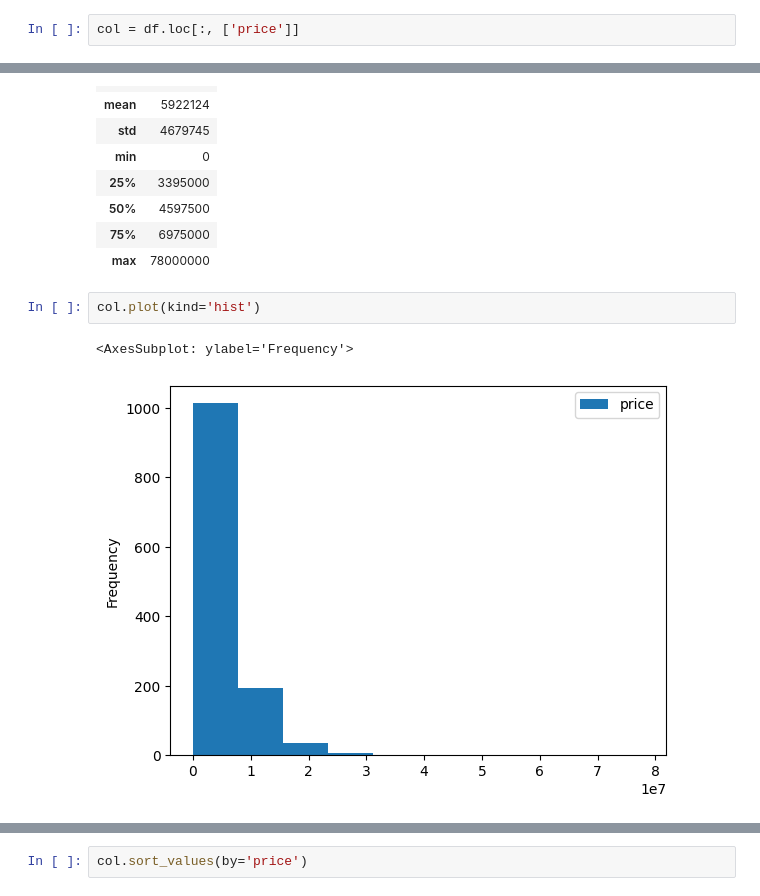
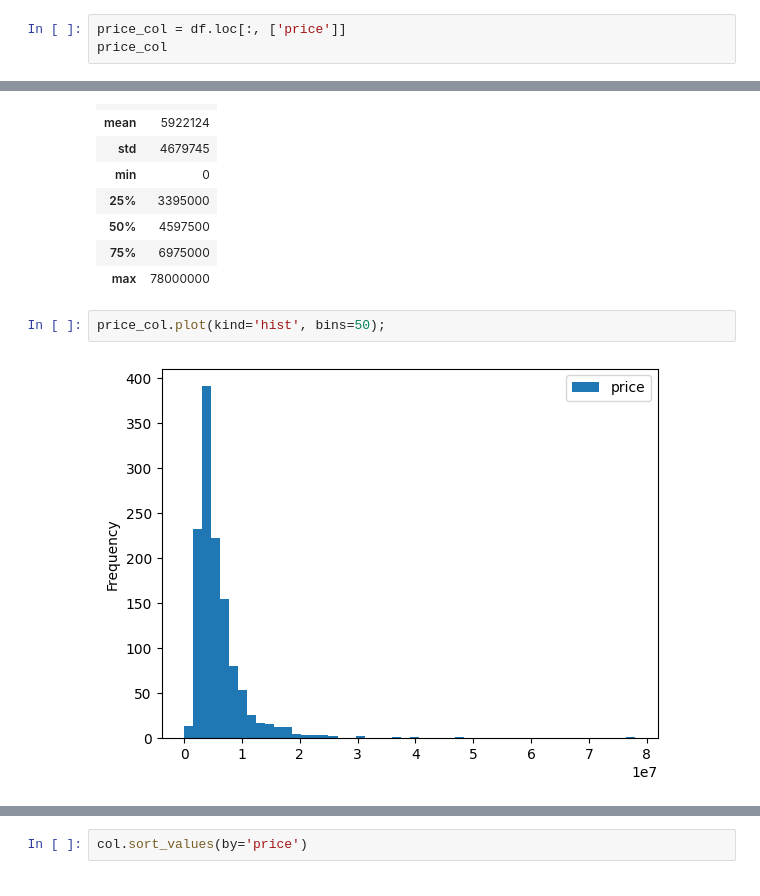
Before and after one commit to robboten/hemnet-transform, a Jupyter notebook: notebooks/look.ipynb, the cells around one changed output, grey strips where cells are left out. Drawn from its saved outputs; the diff is of its cells as text.

```diff
--- a/notebooks/look.ipynb
+++ b/notebooks/look.ipynb
@@ -182,4 +184,5 @@ df['price'].apply(check_int).dropna().value_counts()
 # %% [output]
 Series([], Name: price, dtype: int64)
 # %%
-col = df.loc[:, ['price']]
+price_col = df.loc[:, ['price']]
+price_col
@@ -267,7 +301,6 @@ col.describe()
 | 75% | 6975000 |
 | max | 78000000 |
 # %%
-col.plot(kind='hist')
+price_col.plot(kind='hist', bins=50);
 # %% [output]
-<AxesSubplot: ylabel='Frequency'>
-[figure, old version]
+[figure, new version]
```
Also changed, not shown: parts of 13 cells of this notebook, 2 other files.
